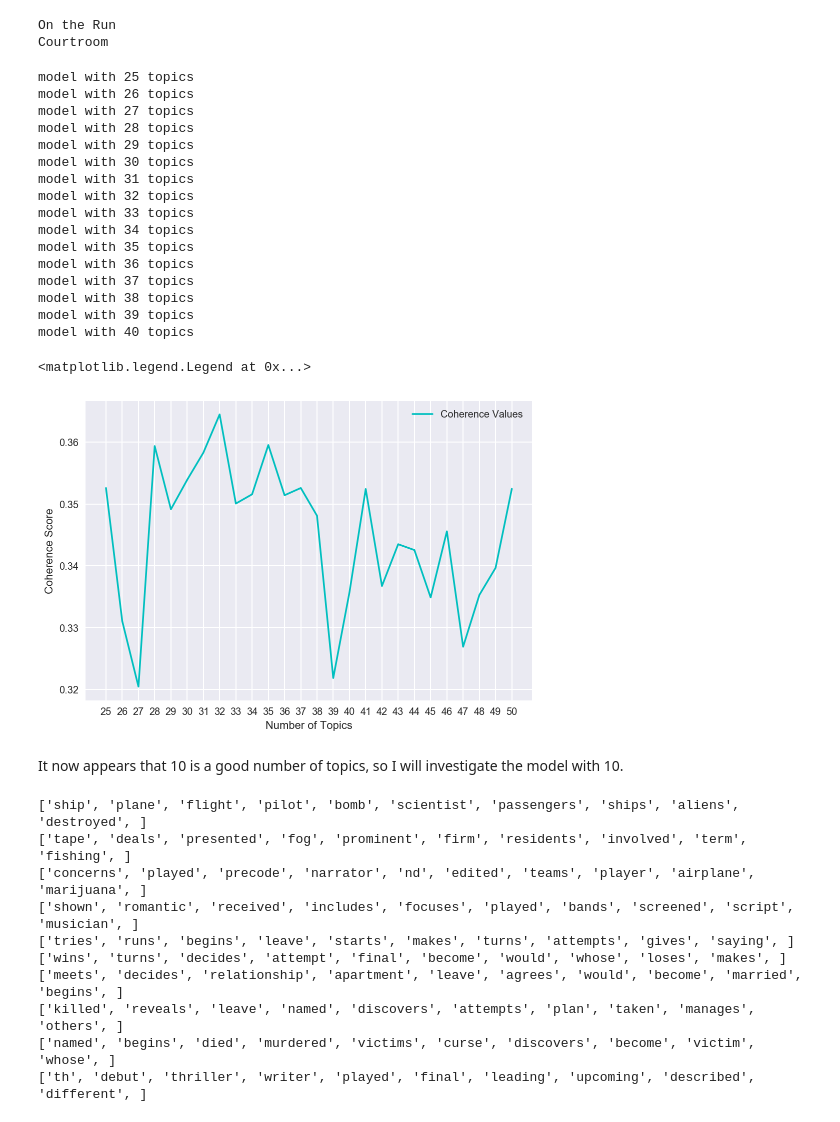
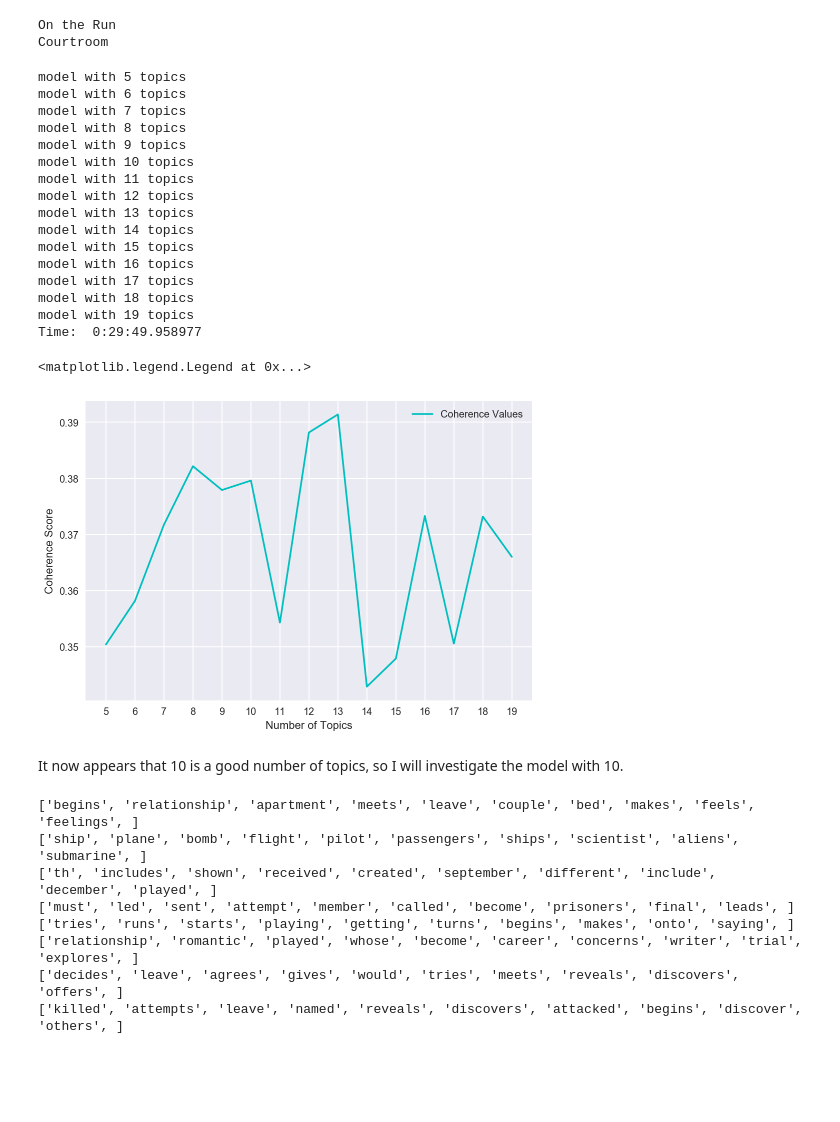
Before and after one commit to ZMBailey/movie_theme, a Jupyter notebook: themeter/dev/models.ipynb, the cells around one changed output. Drawn from its saved outputs; the diff is of its cells as text; code cells hidden in the pictures; blank space fills up the shorter version.

```diff
--- a/themeter/dev/models.ipynb
+++ b/themeter/dev/models.ipynb
@@ -119,9 +119,7 @@ stop_words += ['film', 'directed', 'film_directed', 'series',
                'produced', 'stars', 'released','premiered','features',
               'featuring','interviews','release','version','performances',
               'performance','perform','titled','title','distributed','featured',
-              'adaptation','character','role','including','january','febuary',
-              'march','april','may','june','july','august','september','november'
-              ,'december']
+              'adaptation','character','role','including']
 
 stop_words = set(stop_words).union(names)
 # %%
@@ -411,58 +409,56 @@ On the Run
 Courtroom
 # %%
 now = datetime.datetime.now()
-models7, coherence7 = get_coherence_vals(25,51,1,m_corpus,m_id2word,bigram,266)
+models7, coherence7 = get_coherence_vals(5,12,1,m_corpus,m_id2word,bigram,85)
 later = datetime.datetime.now()
 elapsed = later-now
 print("Time: ", elapsed)
 # %% [output]
-model with 25 topics
-model with 26 topics
-model with 27 topics
-model with 28 topics
-model with 29 topics
-model with 30 topics
-model with 31 topics
-model with 32 topics
-model with 33 topics
-model with 34 topics
-model with 35 topics
-model with 36 topics
-model with 37 topics
-model with 38 topics
-model with 39 topics
-model with 40 topics
+model with 5 topics
+model with 6 topics
+model with 7 topics
+model with 8 topics
+model with 9 topics
+model with 10 topics
+model with 11 topics
+model with 12 topics
+model with 13 topics
+model with 14 topics
+model with 15 topics
+model with 16 topics
+model with 17 topics
+model with 18 topics
+model with 19 topics
+Time:  0:29:49.958977
 # %%
 
-X = range(25,51,1)
+X = range(5,20,1)
 
 fig, ax = plt.subplots()
 ax.plot(X, coherence7, color="c", label="Coherence Values")
 ax.set_xlabel('Number of Topics')
 ax.set_ylabel('Coherence Score')
-ax.set_xticks(range(25,51))
+ax.set_xticks(range(5,12))
 # ax.axvline(10,linestyle='--',alpha=0.3,color="purple")
 
 plt.legend()
 # %% [output]
 <matplotlib.legend.Legend at 0x...>
-[figure, old version]
+[figure, new version]
 # %% [markdown]
 It now appears that 10 is a good number of topics, so I will investigate the model with 10.
 # %%
-for topic in range(10):
+for topic in range(8):
     print('[', end="")#'Topic ' + str(topic) + ': ')
     for word in range(10):
-        print("'" + models4[5].show_topic(topic)[word][0] + "', ", end="")
+        print("'" + models7[3].show_topic(topic)[word][0] + "', ", end="")
     print(']')
 # %% [output]
-['ship', 'plane', 'flight', 'pilot', 'bomb', 'scientist', 'passengers', 'ships', 'aliens', 'destroyed', ]
-['tape', 'deals', 'presented', 'fog', 'prominent', 'firm', 'residents', 'involved', 'term', 'fishing', ]
-['concerns', 'played', 'precode', 'narrator', 'nd', 'edited', 'teams', 'player', 'airplane', 'marijuana', ]
-['shown', 'romantic', 'received', 'includes', 'focuses', 'played', 'bands', 'screened', 'script', 'musician', ]
-['tries', 'runs', 'begins', 'leave', 'starts', 'makes', 'turns', 'attempts', 'gives', 'saying', ]
-['wins', 'turns', 'decides', 'attempt', 'final', 'become', 'would', 'whose', 'loses', 'makes', ]
-['meets', 'decides', 'relationship', 'apartment', 'leave', 'agrees', 'would', 'become', 'married', 'begins', ]
-['killed', 'reveals', 'leave', 'named', 'discovers', 'attempts', 'plan', 'taken', 'manages', 'others', ]
-['named', 'begins', 'died', 'murdered', 'victims', 'curse', 'discovers', 'become', 'victim', 'whose', ]
-['th', 'debut', 'thriller', 'writer', 'played', 'final', 'leading', 'upcoming', 'described', 'different', ]
+['begins', 'relationship', 'apartment', 'meets', 'leave', 'couple', 'bed', 'makes', 'feels', 'feelings', ]
+['ship', 'plane', 'bomb', 'flight', 'pilot', 'passengers', 'ships', 'scientist', 'aliens', 'submarine', ]
+['th', 'includes', 'shown', 'received', 'created', 'september', 'different', 'include', 'december', 'played', ]
+['must', 'led', 'sent', 'attempt', 'member', 'called', 'become', 'prisoners', 'final', 'leads', ]
+['tries', 'runs', 'starts', 'playing', 'getting', 'turns', 'begins', 'makes', 'onto', 'saying', ]
+['relationship', 'romantic', 'played', 'whose', 'become', 'career', 'concerns', 'writer', 'trial', 'explores', ]
+['decides', 'leave', 'agrees', 'gives', 'would', 'tries', 'meets', 'reveals', 'discovers', 'offers', ]
+['killed', 'attempts', 'leave', 'named', 'reveals', 'discovers', 'attacked', 'begins', 'discover', 'others', ]
```
Also changed, not shown: parts of 1 cell of this notebook, 1 other file.
